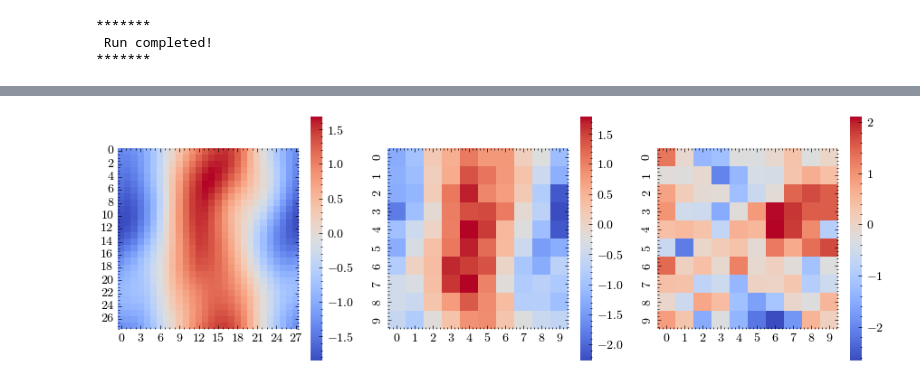
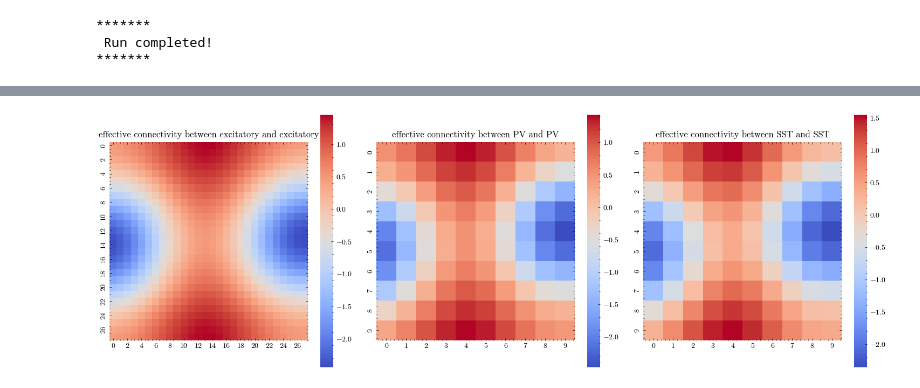
Before and after one commit to StevenZhang0116/structured-stabilization-in-recurrent-neural-circuits, a Jupyter notebook: Notebooks/03_torus_network_ee_retinalinput.ipynb, the cells around one changed output, grey strips where cells are left out. Drawn from its saved outputs; the diff is of its cells as text; code cells hidden in the pictures.

```diff
--- a/Notebooks/03_torus_network_ee_retinalinput.ipynb
+++ b/Notebooks/03_torus_network_ee_retinalinput.ipynb
@@ -28,8 +28,8 @@ NS = 100         # number of SST cells (antisymmetric iSTDP)
 
 # simulation time
 time_warmup = 3.0 # Warmup time (seconds)
-time_eerun = 120.0 # EE run time (seconds)
-time_training = 10.0 # Simulation time (seconds)
+time_eerun = 3000.0 # EE run time (seconds)
+time_training = 3000.0 # Simulation time (seconds)
 time_checkspikes = 60.0 # record spikes of exc population here
 
 # ###########################################
@@ -602,16 +602,23 @@ print('== Warmup done, now running with plasticity ==')
 # ###########################################
 # Run with spiketime recorder
 # ###########################################
+A0_e, A0_p, A0_s = 0.0, 0.0, 0.0 # turn off plasticity
+
+PIe_EE_period.active = True # not patch, just poisson input on E, while keep I input as well
+
 spk_e_mon.active, spk_p_mon.active, spk_s_mon.active = True, True, True
-print('Spike monitors activated')
+print('== Spike monitors activated ==')
 run(time_checkspikes*second, report='text', report_period=60.0*second)
-print(f'Spike monitors deactivated')
+print(f'== Spike monitors deactivated ==')
 spk_e_mon.active, spk_p_mon.active, spk_s_mon.active = False, False, False
+
+PIe_EE_period.active = False
 
 # ###########################################
 # EE RUN
 # ###########################################
-A0_e, A0_p, A0_s = A0learn_e, 0.0, 0.0 # turn on plasticity for the excitatory population
+# A0_e, A0_p, A0_s = A0learn_e, 0.0, 0.0 # turn on plasticity for the excitatory population
+A0_e, A0_p, A0_s = A0learn_e, A0learn_p, A0learn_s # turn on plasticity for the excitatory and inhibitory populations
 
 spk_e_mon.active, spk_p_mon.active, spk_s_mon.active = False, False, False
 # Aug 9th: also try to record the population monitor in the phase of E-E plasticity
@@ -625,13 +632,14 @@ mon_w_ee_EE.active, mon_w_pe_IE.active, mon_w_se_IE.active = True, False, False
 
 sp_in.active = True
 PIp.active, PIs.active = False, False # turn off the Poisson inputs for the inhibitory populations
+# PIp.active, PIs.active = True, True # turn on the Poisson inputs for the inhibitory populations
 
 print('== Running EE run with plasticity ==')
 run(time_eerun*second, report='text', report_period=60.0*second)
 print('== EE run complete == ')
 
 pop_re_mon.active, pop_rp_mon.active, pop_rs_mon.active = False, False, False
-mon_w_ee_EE.active = False
+mon_w_ee_EE.active, mon_w_pe_IE.active, mon_w_se_IE.active = False, False, False
 
 patch_spike1 = sp_in.num_spikes
 print(f'Patch Input Generated Spikes in EE run: {patch_spike1}')
@@ -639,17 +647,24 @@ sp_in.active = False
 
 # ###########################################
 # Run with spiketime recorder
+# still keep the patch input active
 # ###########################################
 A0_e, A0_p, A0_s = 0.0, 0.0, 0.0 # turn off plasticity
 
+Ge_EE_patch.active = False
+Ie_EE_patch.active = False
+PIe_EE_period.active, PIp.active, PIs.active = True, True, True
+
 spk_e_mon.active, spk_p_mon.active, spk_s_mon.active = True, True, True
-print('Spike monitors activated')
+print('== Spike monitors activated ==')
 run(time_checkspikes*second, report='text', report_period=60.0*second)
-print(f'Spike monitors deactivated')
+print(f'== Spike monitors deactivated ==')
 spk_e_mon.active, spk_p_mon.active, spk_s_mon.active = False, False, False
 
+PIe_EE_period.active, PIp.active, PIs.active = False, False, False
+
 # ###########################################
-# IE plasticity
+# IE RUN
 # ###########################################
 
 # turn on the Poisson inputs for the inhibitory populations
@@ -660,11 +675,12 @@ PIp.active, PIs.active = True, True
 Ge_EE_patch.active = False
 Ie_EE_patch.active = False
 
-A0_e, A0_p, A0_s = 0.0, A0learn_p, A0learn_s # turn on plasticity for the inhibitory populations
+# A0_e, A0_p, A0_s = 0.0, A0learn_p, A0learn_s # turn on plasticity for the inhibitory populations
+A0_e, A0_p, A0_s = A0learn_e, A0learn_p, A0learn_s # turn on plasticity for the excitatory and inhibitory populations
 
 pop_re_mon.active, pop_rp_mon.active, pop_rs_mon.active = True, True, True
 
-# adjust input
+# turn on the Poisson input for the excitatory population during the IE run
 PIe_EE_period.active, PIe_IE_period.active = False, True
 
 # sanity check of the input
@@ -689,9 +705,9 @@ mon_w_pe_IE.active, mon_w_se_IE.active = False, False
 A0_e, A0_p, A0_s = 0.0, 0.0, 0.0 # turn off plasticity
 
 spk_e_mon.active, spk_p_mon.active, spk_s_mon.active = True, True, True
-print('Spike monitors activated')
+print('== Spike monitors activated ==')
 run(time_checkspikes*second, report='text', report_period=60.0*second)
-print(f'Spike monitors deactivated')
+print(f'== Spike monitors deactivated ==')
 spk_e_mon.active, spk_p_mon.active, spk_s_mon.active = False, False, False
 
 print('******* \nRuns completed, preparing objects to save\n*******')
@@ -1084,35 +1160,36 @@ w_full[np.ix_(idx_e,idx_s)]=-w_se_full
 w_full[np.ix_(idx_s,idx_s)]=-w_ss_full
 
 w_full[np.ix_(idx_s,idx_p)]=-w_ps_full
 w_full[np.ix_(idx_p,idx_s)]=-w_sp_full
 
 # Just the sum of powers of the weight matrix
 w_effective = (np.eye(NTOT)
               + w_full
                + w_full @ w_full
                + w_full @ w_full @ w_full
                + w_full @ w_full @ w_full @ w_full
                + w_full @ w_full @ w_full @ w_full  @ w_full
                + w_full @ w_full @ w_full @ w_full  @ w_full @ w_full
 )
 
 dict_info = [[idx_e, "excitatory"], [idx_p, "PV"], [idx_s, "SST"]]
 
-fig, ax = plt.subplots(1,3,figsize=(3*3,3))
+fig, ax = plt.subplots(1,3,figsize=(5*3,5))
 
 for index, (idx, label) in enumerate(dict_info):
     w_effective_ee = w_effective[np.ix_(idx, idx)]
     profile_ee_effective=mean_and_norm(unband_and_center(w_effective_ee))
     profile_ee_effective_zscored = (profile_ee_effective - profile_ee_effective.mean()) / profile_ee_effective.std()
     reshape_ = int(math.sqrt(profile_ee_effective_zscored.shape[0]))
 
     sns.heatmap(profile_ee_effective_zscored.reshape((reshape_, reshape_)), ax=ax[index], cmap='coolwarm', \
         cbar=True, square=True)
+    ax[index].set_title(f'effective connectivity between {label} and {label}')
 
 fig.tight_layout()
 fig.savefig(f"../Figures/torus_two_interneurons_effective_profile_seed{tseed}.png", bbox_inches='tight', dpi=300)
 # %% [output]
-[figure, old version]
+[figure, new version]
 # %%
 def participation_ratio(C, normalize=False, eps=1e-12):
     C = np.array(C, float)
```
Also changed, not shown: parts of 17 cells of this notebook, 3 other files.
